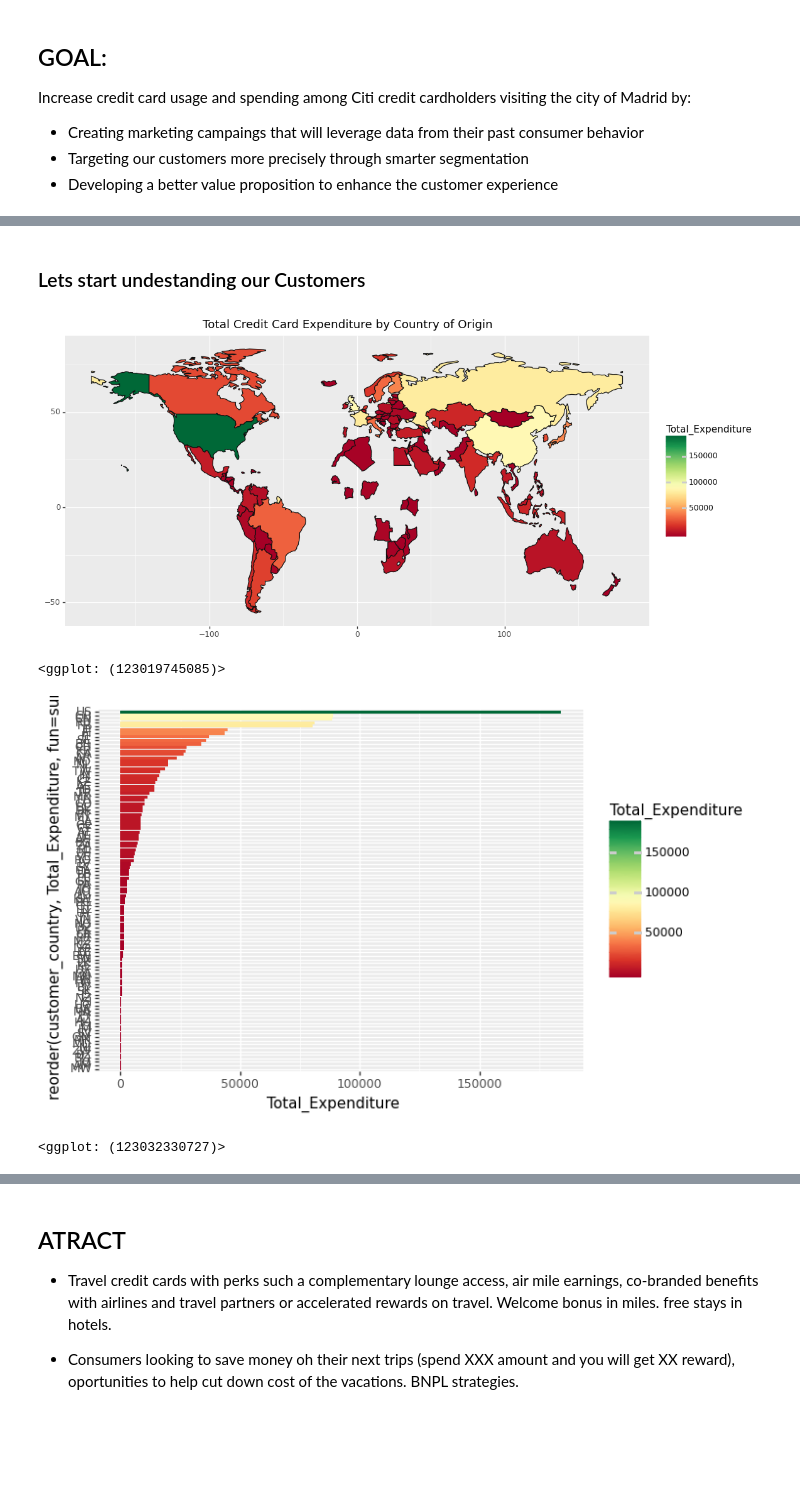
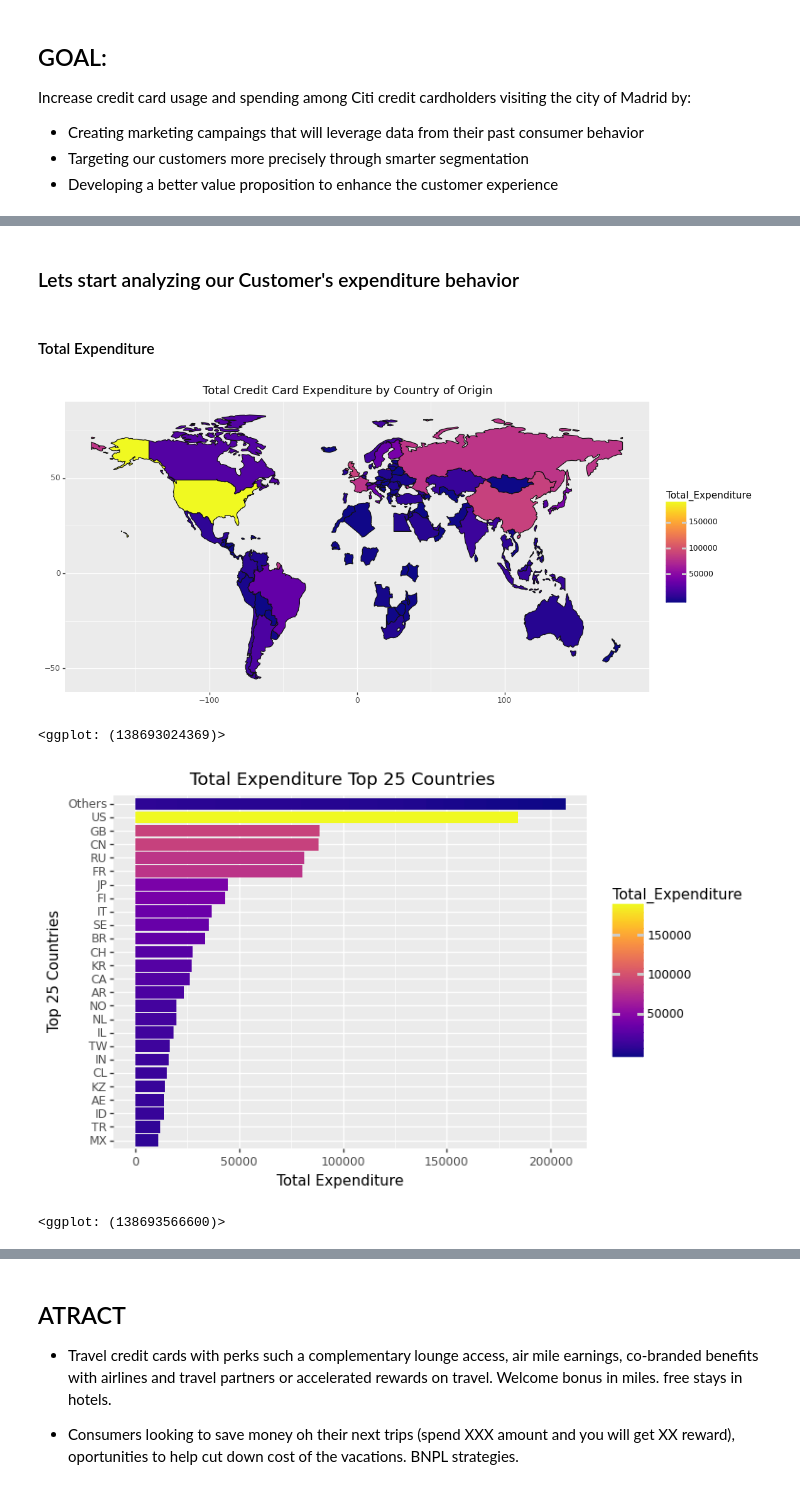
Before and after one commit to callysthenes/citibank_business_case_visual, a Jupyter notebook: EDA_Diana.ipynb, the cells around one changed output, grey strips where cells are left out. Drawn from its saved outputs; the diff is of its cells as text; code cells hidden in the pictures; blank space fills up the shorter version.

```diff
--- a/EDA_Diana.ipynb
+++ b/EDA_Diana.ipynb
@@ -199,3 +199,4 @@ countries = world.merge(country_code, left_on="iso_a3", right_on="alpha-3")
 df3 = df.groupby('customer_country')['amount'].sum().reset_index(name ='Total_Expenditure')
 df4 = df.groupby('customer_country')['amount'].count().reset_index(name ='Total_Transactions')
 df5 = df.groupby('customer_country')['amount'].mean().reset_index(name ='Avg_Ticket')
+groups= df3.merge(df4,on='customer_country').merge(df5,on='customer_country')
@@ -222,3 +203,5 @@ sales_df
+# %%
+sales_df= countries.merge(groups, left_on="alpha-2", right_on="customer_country")
 # %% [markdown]
 # TARGET, ATRACT, RETAIN AND ENGAGE
 # %% [markdown]
@@ -236,21 +224,45 @@ We are going to identify the customers with a high propensity to respond to our
 # %% [markdown]
-### Lets start undestanding our Customers
+### Lets start analyzing our Customer's expenditure behavior
+# %% [markdown]
+#### Total Expenditure
 # %%
 chart = ggplot(data=sales_df, mapping=aes(fill="Total_Expenditure"))
 map_proj = geom_map()
 labels = labs(title="Total Credit Card Expenditure by Country of Origin")
 theme_details = theme(figure_size=(12,6))
-fill_colormap = scale_fill_cmap(cmap_name="RdYlGn")
-color_colormap = scale_color_cmap(cmap_name="RdYlGn")
-
+fill_colormap = scale_fill_cmap(cmap_name="plasma")
+color_colormap = scale_color_cmap(cmap_name="plasma")
 world_map_card = chart + map_proj + labels + theme_details + fill_colormap + color_colormap
-
 world_map_card
 # %% [output]
-[figure, old version]
+[figure, new version]
-<ggplot: (123019745085)>
+<ggplot: (138693024369)>
+# %%
+#Selecting Top XX nationalities
+# number of top-n you want
+n = 25
+
+# group by & sort descending
+df_sorted = (sales_df
+                .groupby('customer_country').sum()
+                .sort_values('Total_Expenditure', ascending=False)
+                .reset_index()
+            )
+# rename rows other than top-n to 'Others'
+df_sorted.loc[df_sorted.index >= n, 'customer_country'] = 'Others'
+
+# re-group by again
+#df_sorted.groupby('customer_country').sum()
 # %%
-ggplot(sales_df, aes(x = 'reorder(customer_country, Total_Expenditure, fun=sum)', y = 'Total_Expenditure', fill='Total_Expenditure')) + geom_bar(stat="identity")+ scale_x_discrete()+ coord_flip()+scale_fill_cmap(cmap_name="RdYlGn")
+#Bar Chart for top 25 countries ordered by total expenses
+ggplot(df_sorted, aes(x = 'reorder(customer_country, Total_Expenditure, fun=sum)', y = 'Total_Expenditure', fill='Total_Expenditure'))\
+    + geom_bar(stat="identity")\
+        + scale_x_discrete()\
+            + coord_flip()\
+                +scale_fill_cmap(cmap_name="plasma")\
+                    + ggtitle("Total Expenditure Top 25 Countries")\
+                        +labs(y= "Total Expenditure ", x = "Top 25 Countries")\
+                            + guides(color=guide_legend(title='Total Expenditure'))
 # %% [output]
-[figure, old version]
+[figure, new version]
-<ggplot: (123032330727)>
+<ggplot: (138693566600)>
```
Also changed, not shown: parts of 21 cells of this notebook.
